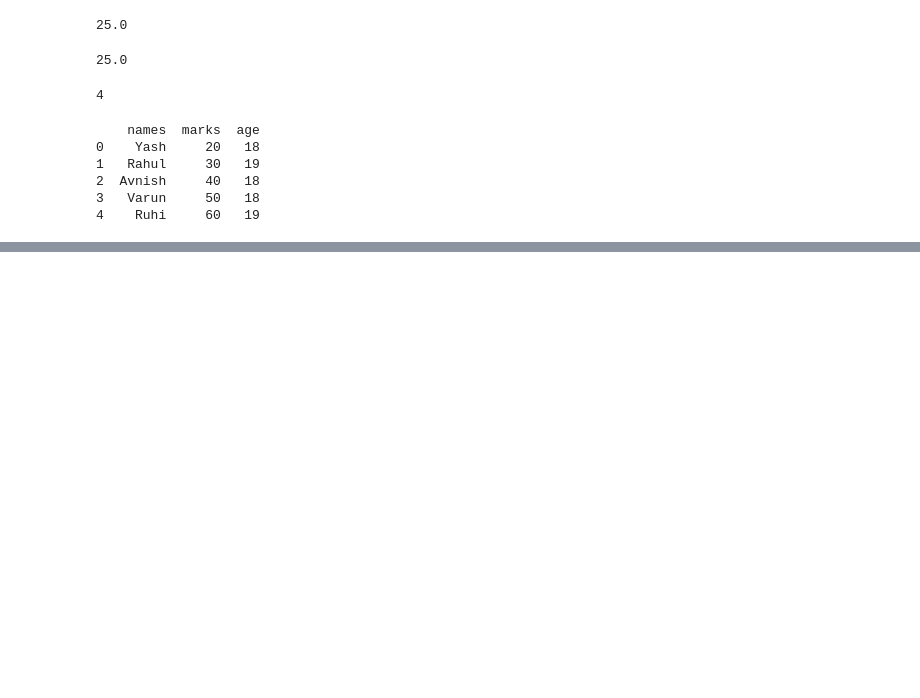
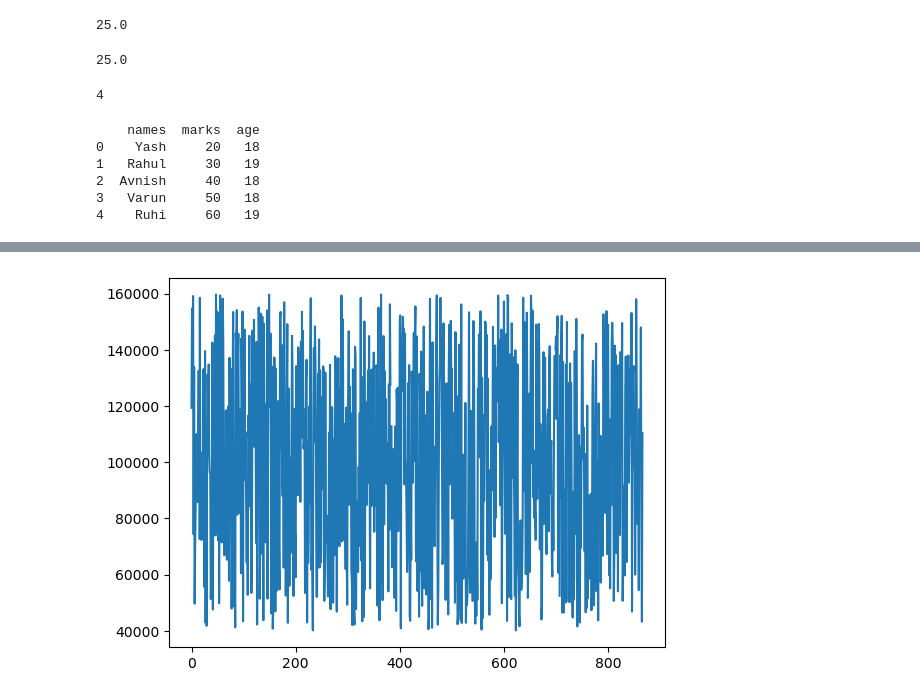
Before and after one commit to yashkumar84/Python-Codes, a Jupyter notebook: pandas.ipynb, the cells around one changed output, grey strips where cells are left out. Saved outputs shown, nothing was run; the diff lists cells and outputs as text; code cells hidden in the pictures; blank space fills up the shorter version.

```diff
--- a/pandas.ipynb
+++ b/pandas.ipynb
@@ -82,0 +210,2 @@ print(df)
+# %%
+emp.dropna(inplace=True)
@@ -82,0 +222,8 @@ print(df)
+# %%
+emp["Salary"] = (
+    emp["Salary"]
+    .astype(str)
+    .str.replace(r"[$, ]", "", regex=True)
+)
+# %%
+emp["Salary"] = pd.to_numeric(emp["Salary"], errors="coerce")
@@ -82,0 +245,2 @@ print(df)
+# %%
+emp["Salary"] = emp["Salary"].apply(lambda x : x + 100)
@@ -82,0 +319,5 @@ print(df)
+# %%
+plt.plot(emp["Salary"])
+plt.show()
+# %% [output]
+[figure, added]
```
Also changed, not shown: parts of 29 cells of this notebook, 3 other files.
